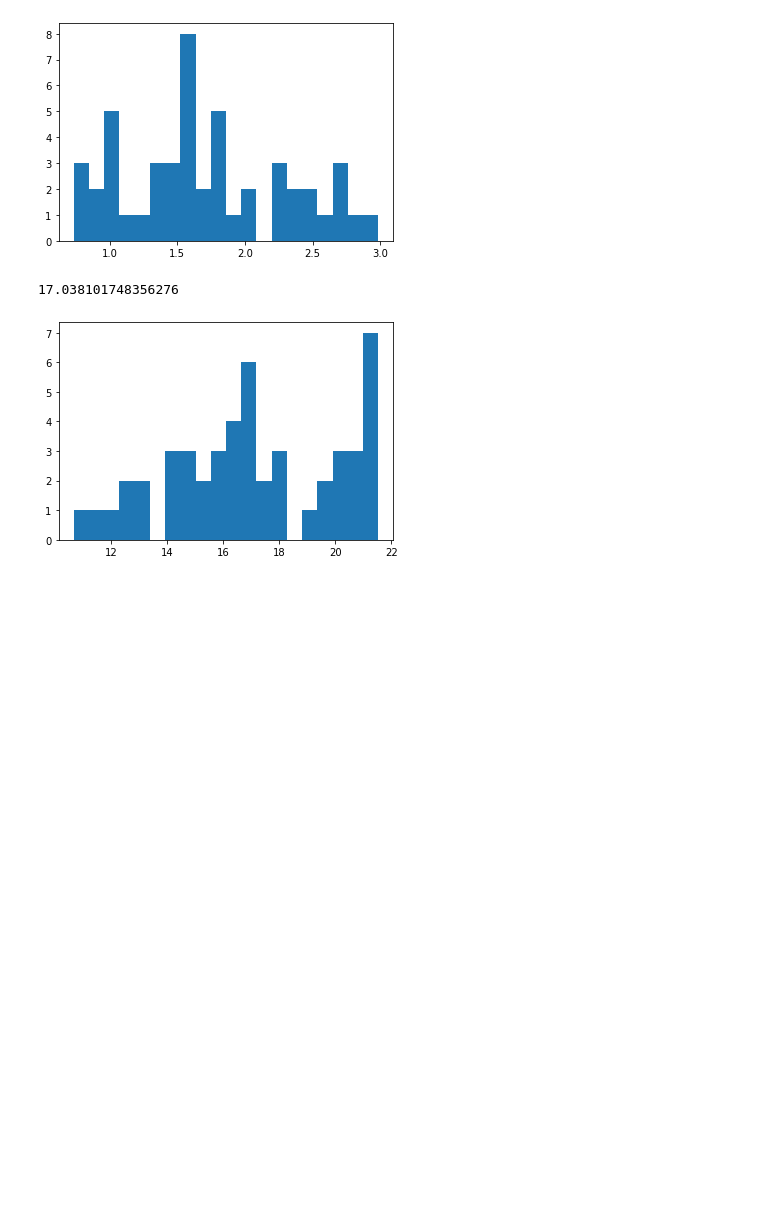
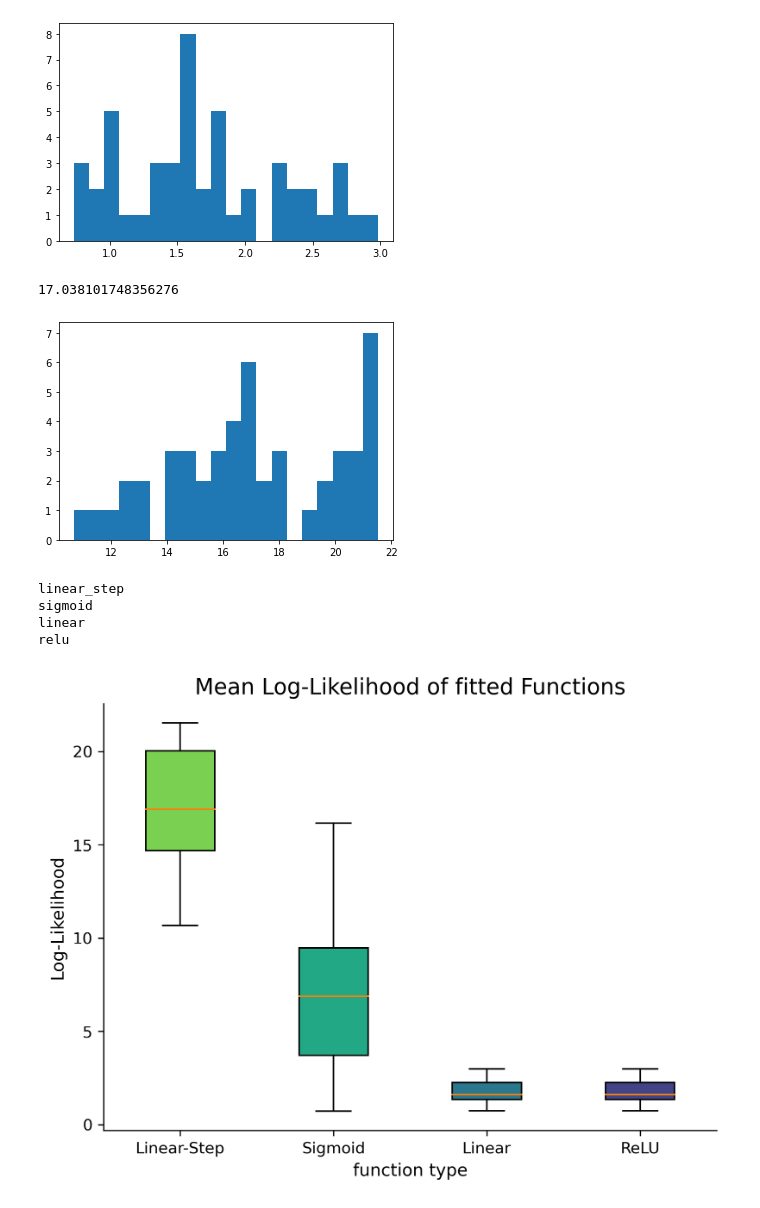
Before and after one commit to JirkoRu/analysis_scripts, a Jupyter notebook: part_level_analysis/Assess_fit.ipynb, the cells around one changed output. Saved outputs shown, nothing was run; the diff lists cells and outputs as text; code cells hidden in the pictures; blank space fills up the shorter version.

Commit message:
added a boxplot

```diff
--- a/part_level_analysis/Assess_fit.ipynb
+++ b/part_level_analysis/Assess_fit.ipynb
@@ -211,3 +211,50 @@ np.mean(linear_step_data)
 # %% [output]
 17.038101748356276
 [figure]
+# %%
+# code for plotting our histograms
+def plot_boxplot(labels, data_dict, keys):
+    sig_data = np.sum(fit_dict["sigmoid"], axis=1)/3
+
+    # code for hist from
+    fig, ax = plt.subplots(1, 1, figsize=(7, 5), dpi=300, facecolor='w')
+
+    # make data all in one plot
+    all_data = np.full((49,4), np.nan)
+    for i, key in enumerate(keys):
+        print(key)
+        all_data[:,i] = data_dict[key]
+
+    bplot = ax.boxplot(all_data,
+                vert=True,  # vertical box alignment
+                patch_artist=True,  # fill with color
+                labels=labels)  # will be used to label x-ticks)
+
+    # Hide the right and top spines
+    ax.spines.right.set_visible(False)
+    ax.spines.top.set_visible(False)
+
+    # set the title
+    ax.set_title('Mean Log-Likelihood of fitted Functions', fontsize=14)
+
+    # make the x and y labels
+    ax.set_xlabel('function type', fontsize=11)
+    ax.set_ylabel('Log-Likelihood', fontsize=11)
+
+    # fill with colors
+    colors = [plt.cm.viridis(.8), plt.cm.viridis(.6), plt.cm.viridis(.4), plt.cm.viridis(.2)]
+    for patch, color in zip(bplot['boxes'], colors):
+        patch.set_facecolor(color)
+
+    plt.savefig(os.getcwd() + "/log-likelihood_plots/All_boxplot.svg")
+    plt.show()
+
+labels = ["Linear-Step","Sigmoid","Linear", "ReLU"]
+keys = ["linear_step","sigmoid", "linear", "relu"]
+plot_boxplot(labels, fit_dict_to_save, keys)
+# %% [output]
+linear_step
+sigmoid
+linear
+relu
+[figure, added]
```
Also changed, not shown: 3 other files.
